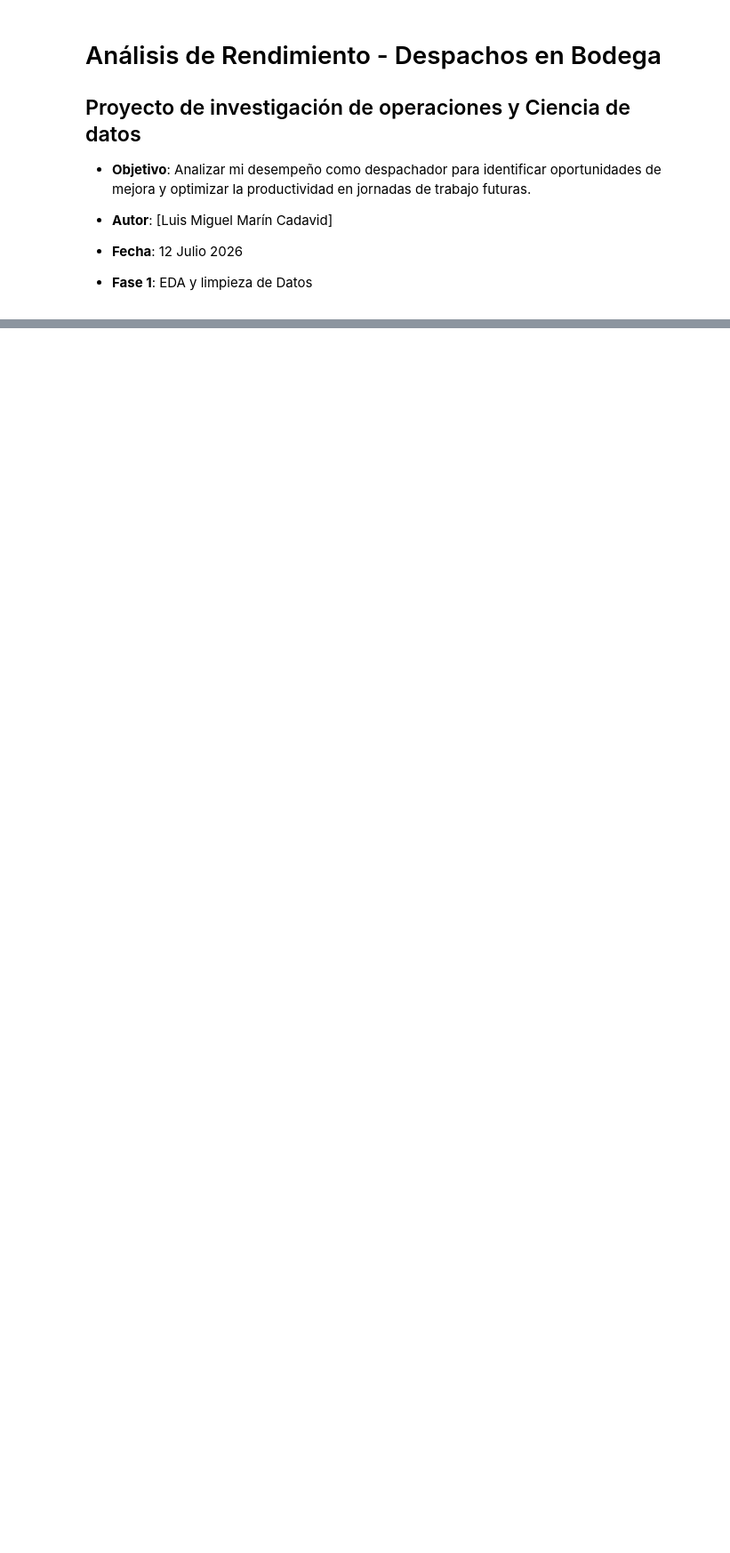
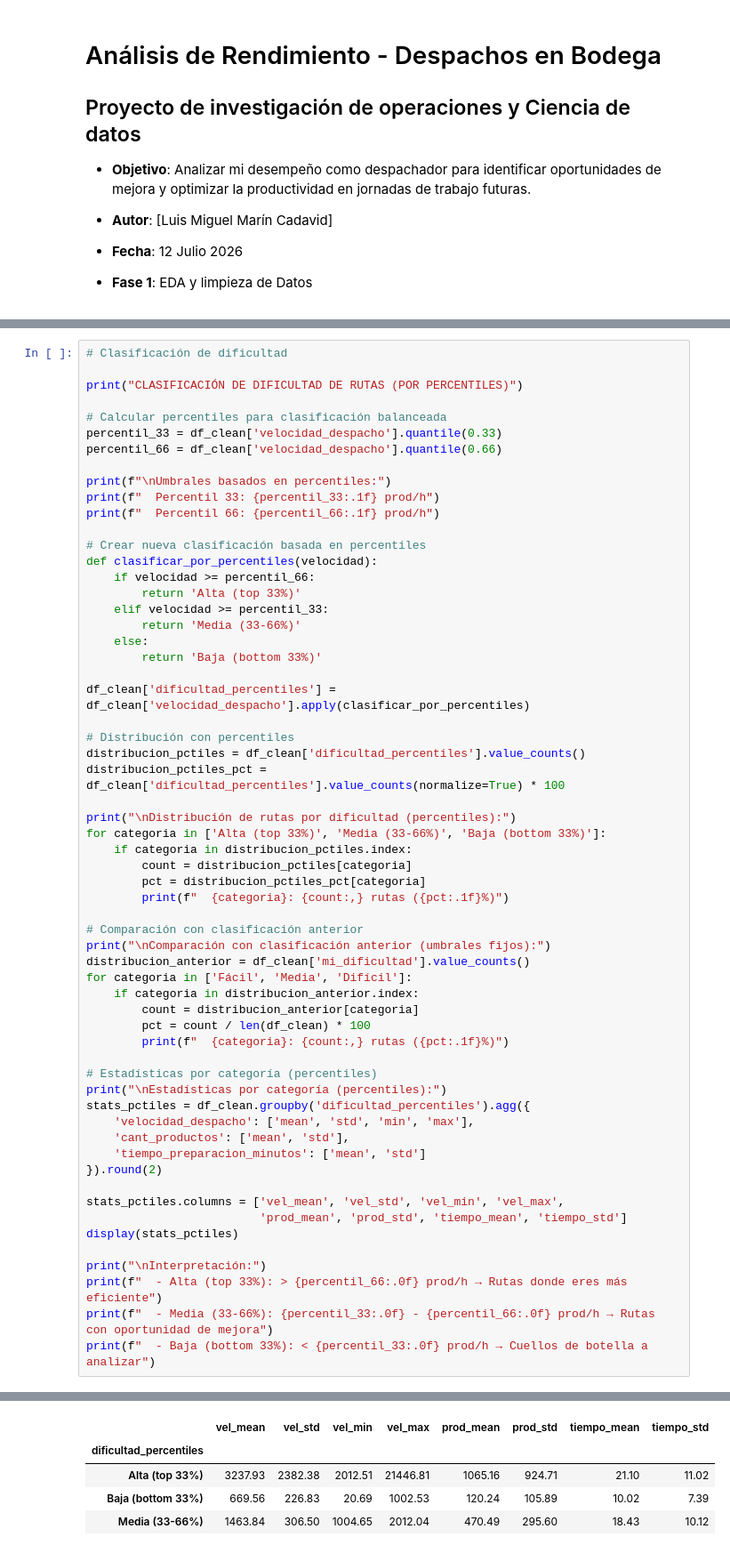
Before and after one commit to pixel-phy/optimizacion_despachos, a Jupyter notebook: notebooks/01_eda_cleaning.ipynb, the cells around one changed output, grey strips where cells are left out. Shown at 89% size. Cells and saved outputs as stored; diff of their text form; blank space fills up the shorter version.

```diff
--- a/notebooks/01_eda_cleaning.ipynb
+++ b/notebooks/01_eda_cleaning.ipynb
@@ -74,0 +899,61 @@ Primeras 5 filas:
+# %%
+# Clasificación de dificultad
+
+print("CLASIFICACIÓN DE DIFICULTAD DE RUTAS (POR PERCENTILES)")
+
+# Calcular percentiles para clasificación balanceada
+percentil_33 = df_clean['velocidad_despacho'].quantile(0.33)
+percentil_66 = df_clean['velocidad_despacho'].quantile(0.66)
+
+print(f"\nUmbrales basados en percentiles:")
+print(f"  Percentil 33: {percentil_33:.1f} prod/h")
+print(f"  Percentil 66: {percentil_66:.1f} prod/h")
+
+# Crear nueva clasificación basada en percentiles
+def clasificar_por_percentiles(velocidad):
+    if velocidad >= percentil_66:
+        return 'Alta (top 33%)'
+    elif velocidad >= percentil_33:
+        return 'Media (33-66%)'
+    else:
+        return 'Baja (bottom 33%)'
+
+df_clean['dificultad_percentiles'] = df_clean['velocidad_despacho'].apply(clasificar_por_percentiles)
+
+# Distribución con percentiles
+distribucion_pctiles = df_clean['dificultad_percentiles'].value_counts()
+distribucion_pctiles_pct = df_clean['dificultad_percentiles'].value_counts(normalize=True) * 100
+
+print("\nDistribución de rutas por dificultad (percentiles):")
+for categoria in ['Alta (top 33%)', 'Media (33-66%)', 'Baja (bottom 33%)']:
+    if categoria in distribucion_pctiles.index:
+        count = distribucion_pctiles[categoria]
+        pct = distribucion_pctiles_pct[categoria]
+        print(f"  {categoria}: {count:,} rutas ({pct:.1f}%)")
+
+# Comparación con clasificación anterior
+print("\nComparación con clasificación anterior (umbrales fijos):")
+distribucion_anterior = df_clean['mi_dificultad'].value_counts()
+for categoria in ['Fácil', 'Media', 'Difícil']:
+    if categoria in distribucion_anterior.index:
+        count = distribucion_anterior[categoria]
+        pct = count / len(df_clean) * 100
+        print(f"  {categoria}: {count:,} rutas ({pct:.1f}%)")
+
+# Estadísticas por categoría (percentiles)
+print("\nEstadísticas por categoría (percentiles):")
+stats_pctiles = df_clean.groupby('dificultad_percentiles').agg({
+    'velocidad_despacho': ['mean', 'std', 'min', 'max'],
+    'cant_productos': ['mean', 'std'],
+    'tiempo_preparacion_minutos': ['mean', 'std']
+}).round(2)
+
+stats_pctiles.columns = ['vel_mean', 'vel_std', 'vel_min', 'vel_max',
+                         'prod_mean', 'prod_std', 'tiempo_mean', 'tiempo_std']
+display(stats_pctiles)
+
+print("\nInterpretación:")
+print(f"  - Alta (top 33%): > {percentil_66:.0f} prod/h → Rutas donde eres más eficiente")
+print(f"  - Media (33-66%): {percentil_33:.0f} - {percentil_66:.0f} prod/h → Rutas con oportunidad de mejora")
+print(f"  - Baja (bottom 33%): < {percentil_33:.0f} prod/h → Cuellos de botella a analizar")
+# %% [output]
@@ -74,0 +977,5 @@ Primeras 5 filas:
+|  | vel_mean | vel_std | vel_min | vel_max | prod_mean | prod_std | tiempo_mean | tiempo_std |
+| dificultad_percentiles |  |  |  |  |  |  |  |  |
+| Alta (top 33%) | 3237.93 | 2382.38 | 2012.51 | 21446.81 | 1065.16 | 924.71 | 21.10 | 11.02 |
+| Baja (bottom 33%) | 669.56 | 226.83 | 20.69 | 1002.53 | 120.24 | 105.89 | 10.02 | 7.39 |
+| Media (33-66%) | 1463.84 | 306.50 | 1004.65 | 2012.04 | 470.49 | 295.60 | 18.43 | 10.12 |
```
Also changed, not shown: parts of 24 cells of this notebook, 1 other file.
